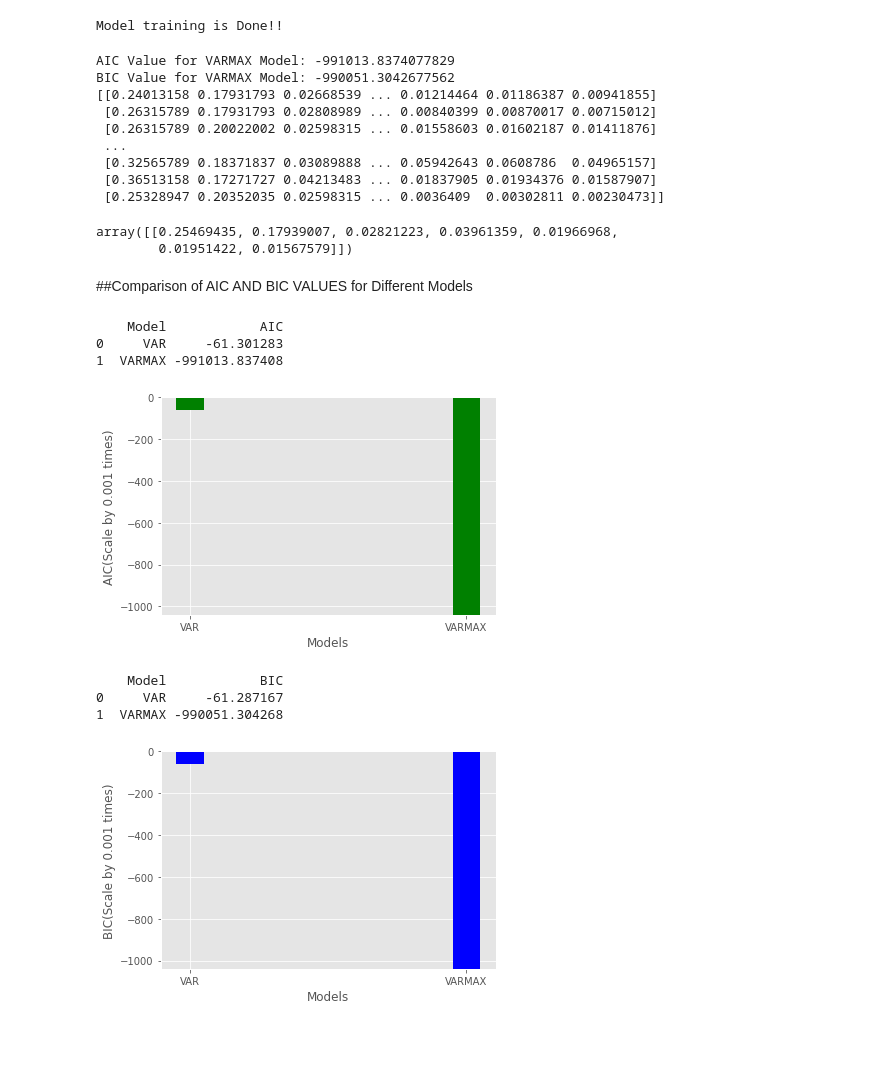
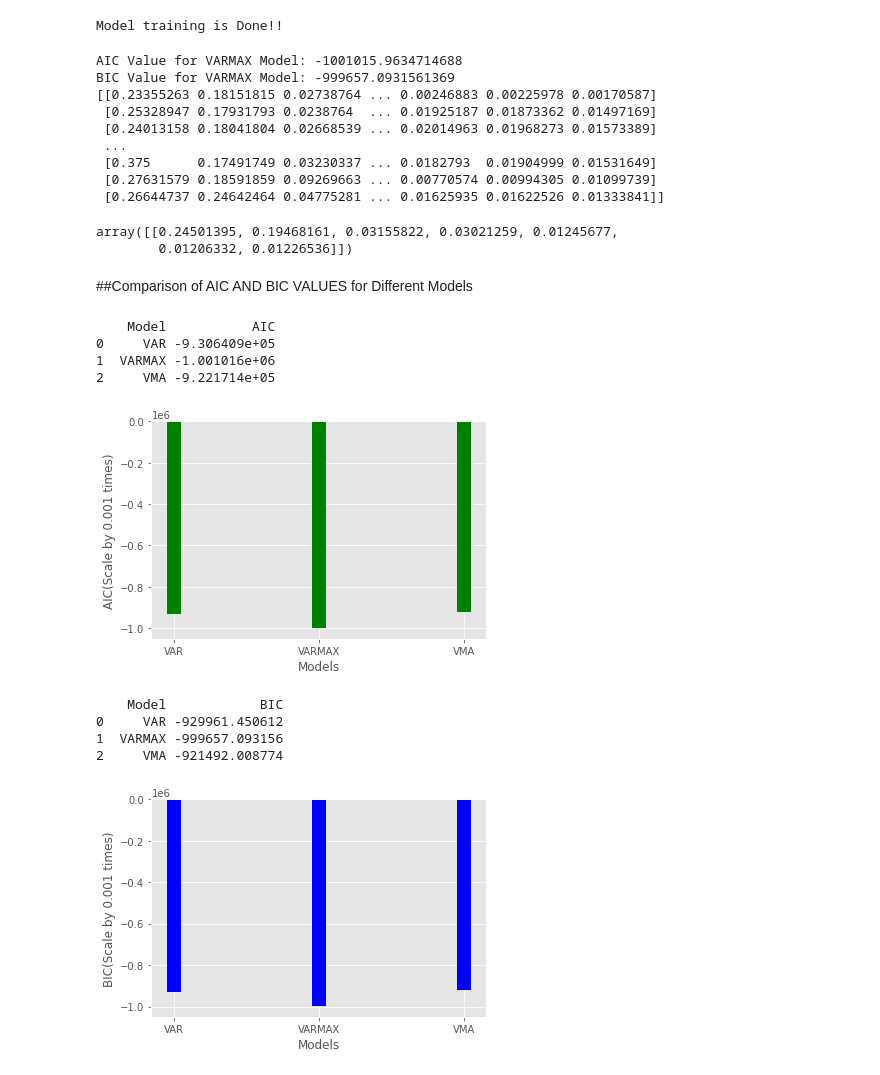
Before and after one commit to utkarshkanswal/Machine-Learning-application-on-Air-quality-dataset, a Jupyter notebook: Machine_Learning_applications_on _air_quality_dataset.ipynb, the cells around one changed output. Cells and saved outputs as stored; diff of their text form; code cells hidden in the pictures; blank space fills up the shorter version.

```diff
--- a/Machine_Learning_applications_on _air_quality_dataset.ipynb
+++ b/Machine_Learning_applications_on _air_quality_dataset.ipynb
@@ -383,10 +426,10 @@ warnings.filterwarnings(action='ignore', category=UserWarning)
 from sklearn.model_selection import train_test_split
 x_train,x_test,y_train,y_test=train_test_split(X1,Y1,test_size=0.2,random_state=42)
 
-from statsmodels.tsa.vector_ar.var_model import VAR
+from statsmodels.tsa.statespace.varmax import VARMAX
 from sklearn.multioutput import MultiOutputRegressor
 
-model=VAR(endog=y_train,exog=x_train)
+model=VARMAX(endog=y_train,order=(1,0))
 
 #training the model
 model_fit_var=model.fit(ic='aic')
@@ -405,0 +451,22 @@ BIC Value for VAR Model: -61.28716672083981
+# %%
+from statsmodels.tsa.statespace.varmax import VARMAX
+from sklearn.preprocessing import MinMaxScaler
+import warnings
+scaler_obj=MinMaxScaler()
+X1=scaler_obj.fit_transform(A1)
+Y1=scaler_obj.fit_transform(U1)
+
+warnings.filterwarnings(action='ignore', category=UserWarning)
+
+# Splitting Data into training and testing dataset
+from sklearn.model_selection import train_test_split
+x_train,x_test,y_train,y_test=train_test_split(X1,Y1,test_size=0.2)
+
+from statsmodels.tsa.vector_ar.var_model import VAR
+from sklearn.multioutput import MultiOutputRegressor
+
+model=VARMAX(endog=y_train,order=(0,1))
+
+#training the model
+model_fit_vma=model.fit()
+print("Model training is Done!!")
@@ -405,0 +475,7 @@ BIC Value for VAR Model: -61.28716672083981
+# %%
+VMA_Model_AIC=model_fit_vma.aic
+print("AIC Value for VMA Model:",VMA_Model_AIC)
+aic_values['VMA']=VMA_Model_AIC
+VMA_Model_BIC=model_fit_vma.bic
+print("BIC Value for VMA Model:",VMA_Model_BIC)
+bic_values['VMA']=VMA_Model_BIC
@@ -422,10 +501,10 @@ x_train,x_test,y_train,y_test=train_test_split(X1,Y1,test_size=0.2)
 from statsmodels.tsa.vector_ar.var_model import VAR
 from sklearn.multioutput import MultiOutputRegressor
 
-model=VARMAX(endog=y_train,exog=x_train)
+model=VARMAX(endog=y_train,exog=x_train,order=(1,1))
 
 #training the model
-model_fit_varmax=model.fit(ic='aic')
+model_fit_varmax=model.fit()
 print("Model training is Done!!")
 # %% [output]
 Model training is Done!!
@@ -437,56 +516,58 @@ VARMAX_Model_BIC=model_fit_varmax.bic
 print("BIC Value for VARMAX Model:",VARMAX_Model_BIC)
 bic_values['VARMAX']=VARMAX_Model_BIC
 print(y_test)
-prediction=model_fit.forecast(exog=x_test[0:1,],steps=1)
+prediction=model_fit_varmax.forecast(exog=x_test[0:1,],steps=1)
 prediction
 # %% [output]
-AIC Value for VARMAX Model: -991013.8374077829
-BIC Value for VARMAX Model: -990051.3042677562
-[[0.24013158 0.17931793 0.02668539 ... 0.01214464 0.01186387 0.00941855]
- [0.26315789 0.17931793 0.02808989 ... 0.00840399 0.00870017 0.00715012]
- [0.26315789 0.20022002 0.02598315 ... 0.01558603 0.01602187 0.01411876]
+AIC Value for VARMAX Model: -1001015.9634714688
+BIC Value for VARMAX Model: -999657.0931561369
+[[0.23355263 0.18151815 0.02738764 ... 0.00246883 0.00225978 0.00170587]
+ [0.25328947 0.17931793 0.0238764  ... 0.01925187 0.01873362 0.01497169]
+ [0.24013158 0.18041804 0.02668539 ... 0.02014963 0.01968273 0.01573389]
  ...
- [0.32565789 0.18371837 0.03089888 ... 0.05942643 0.0608786  0.04965157]
- [0.36513158 0.17271727 0.04213483 ... 0.01837905 0.01934376 0.01587907]
- [0.25328947 0.20352035 0.02598315 ... 0.0036409  0.00302811 0.00230473]]
+ [0.375      0.17491749 0.03230337 ... 0.0182793  0.01904999 0.01531649]
+ [0.27631579 0.18591859 0.09269663 ... 0.00770574 0.00994305 0.01099739]
+ [0.26644737 0.24642464 0.04775281 ... 0.01625935 0.01622526 0.01333841]]
-array([[0.25469435, 0.17939007, 0.02821223, 0.03961359, 0.01966968,
-        0.01951422, 0.01567579]])
+array([[0.24501395, 0.19468161, 0.03155822, 0.03021259, 0.01245677,
+        0.01206332, 0.01226536]])
 # %% [markdown]
 ##Comparison of AIC AND BIC VALUES for Different Models
 # %%
 df1 = pd.DataFrame(list(aic_values.items()),columns = ['Model','AIC'])
 print(df1)
 
 plt.bar(list(aic_values.keys()),list(aic_values.values()),color='green',width=0.1)
 plt.xlabel('Models')
 plt.ylabel('AIC(Scale by 0.001 times)')
-scale_factor = 0.001
+scale_factor = 1
 
 ymin, ymax = plt.ylim()
 
 plt.ylim(ymin * scale_factor, ymax * scale_factor)
 plt.show()
 
 
 df2 = pd.DataFrame(list(bic_values.items()),columns = ['Model','BIC'])
 print(df2)
 
 plt.bar(list(bic_values.keys()),list(bic_values.values()),color='blue',width=0.1)
 plt.xlabel('Models')
 plt.ylabel('BIC(Scale by 0.001 times)')
-scale_factor = 0.001
+scale_factor = 1
 
 ymin, ymax = plt.ylim()
 
 plt.ylim(ymin * scale_factor, ymax * scale_factor)
 
 plt.show()
 # %% [output]
-    Model            AIC
-0     VAR     -61.301283
-1  VARMAX -991013.837408
+    Model           AIC
+0     VAR -9.306409e+05
+1  VARMAX -1.001016e+06
+2     VMA -9.221714e+05
-[figure, old version]
+[figure, new version]
     Model            BIC
-0     VAR     -61.287167
-1  VARMAX -990051.304268
+0     VAR -929961.450612
+1  VARMAX -999657.093156
+2     VMA -921492.008774
-[figure, old version]
+[figure, new version]
```
Also changed, not shown: parts of 18 cells of this notebook.
